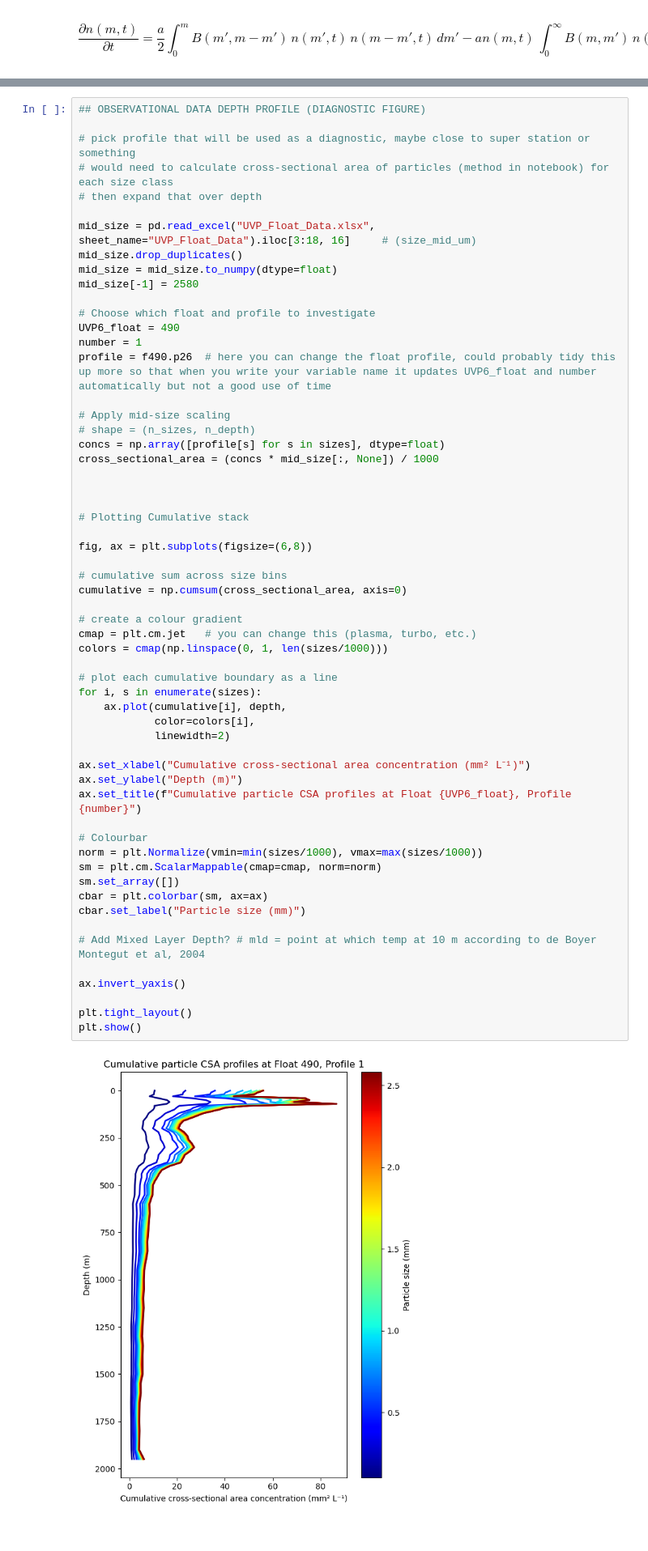
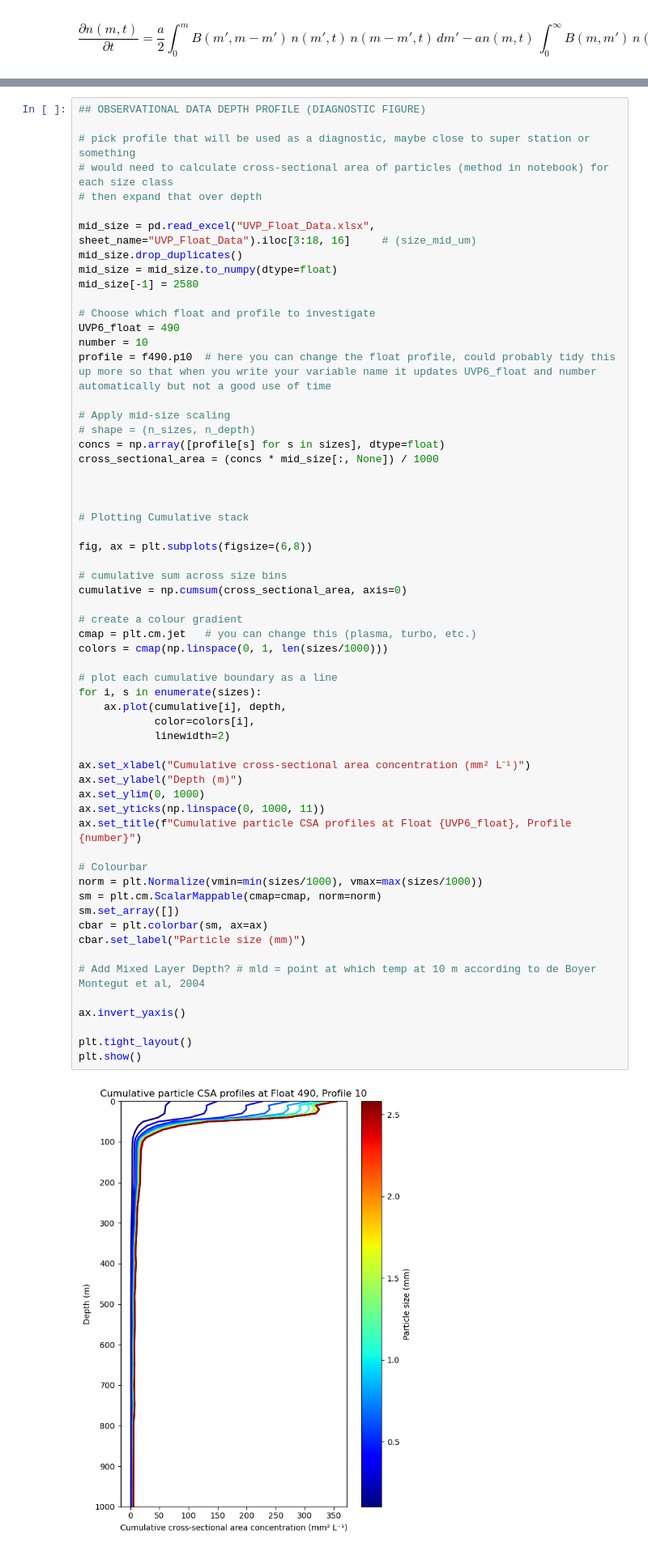
Before and after one commit to shodnett/agg_model_MSc, a Jupyter notebook: Agg_model.ipynb, the cells around one changed output, grey strips where cells are left out. Shown at 81% size. Drawn from its saved outputs; the diff is of its cells as text.

```diff
--- a/Agg_model.ipynb
+++ b/Agg_model.ipynb
@@ -547,8 +568,8 @@ mid_size[-1] = 2580
 
 # Choose which float and profile to investigate
 UVP6_float = 490
-number = 1
-profile = f490.p26  # here you can change the float profile, could probably tidy this up more so that when you write your variable name it updates UVP6_float and number automatically but not a good use of time
+number = 10
+profile = f490.p10  # here you can change the float profile, could probably tidy this up more so that when you write your variable name it updates UVP6_float and number automatically but not a good use of time
 
 # Apply mid-size scaling
 # shape = (n_sizes, n_depth)
@@ -565,31 +586,33 @@ fig, ax = plt.subplots(figsize=(6,8))
 cumulative = np.cumsum(cross_sectional_area, axis=0)
 
 # create a colour gradient
 cmap = plt.cm.jet   # you can change this (plasma, turbo, etc.)
 colors = cmap(np.linspace(0, 1, len(sizes/1000)))
 
 # plot each cumulative boundary as a line
 for i, s in enumerate(sizes):
     ax.plot(cumulative[i], depth,
             color=colors[i],
             linewidth=2)
 
 ax.set_xlabel("Cumulative cross-sectional area concentration (mm² L⁻¹)")
 ax.set_ylabel("Depth (m)")
+ax.set_ylim(0, 1000)
+ax.set_yticks(np.linspace(0, 1000, 11))
 ax.set_title(f"Cumulative particle CSA profiles at Float {UVP6_float}, Profile {number}")
 
 # Colourbar
 norm = plt.Normalize(vmin=min(sizes/1000), vmax=max(sizes/1000))
 sm = plt.cm.ScalarMappable(cmap=cmap, norm=norm)
 sm.set_array([])
 cbar = plt.colorbar(sm, ax=ax)
 cbar.set_label("Particle size (mm)")
 
 # Add Mixed Layer Depth? # mld = point at which temp at 10 m according to de Boyer Montegut et al, 2004
 
 ax.invert_yaxis()
 
 plt.tight_layout()
 plt.show()
 # %% [output]
-[figure, old version]
+[figure, new version]
```
Also changed, not shown: parts of 2 cells of this notebook.
